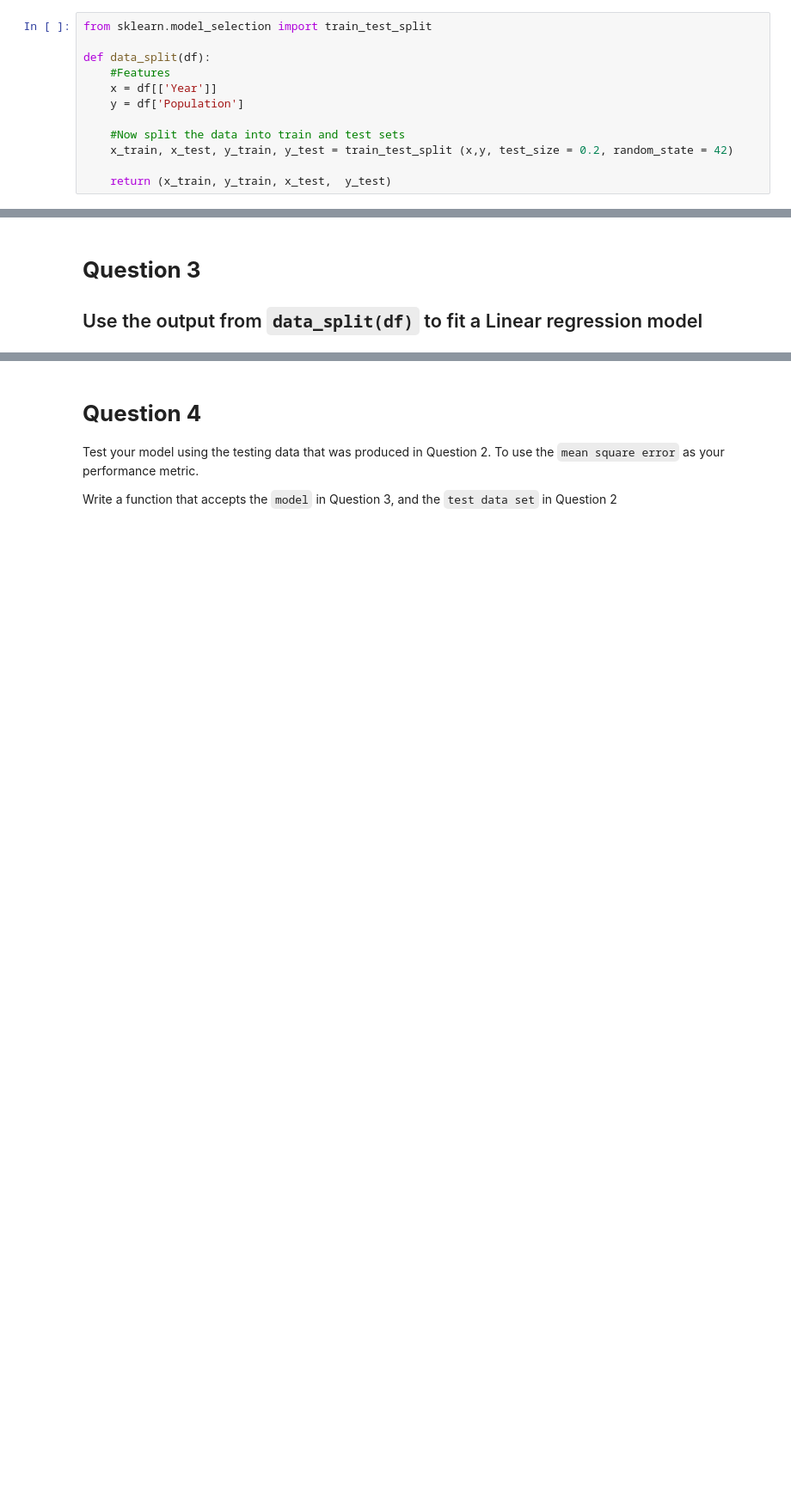
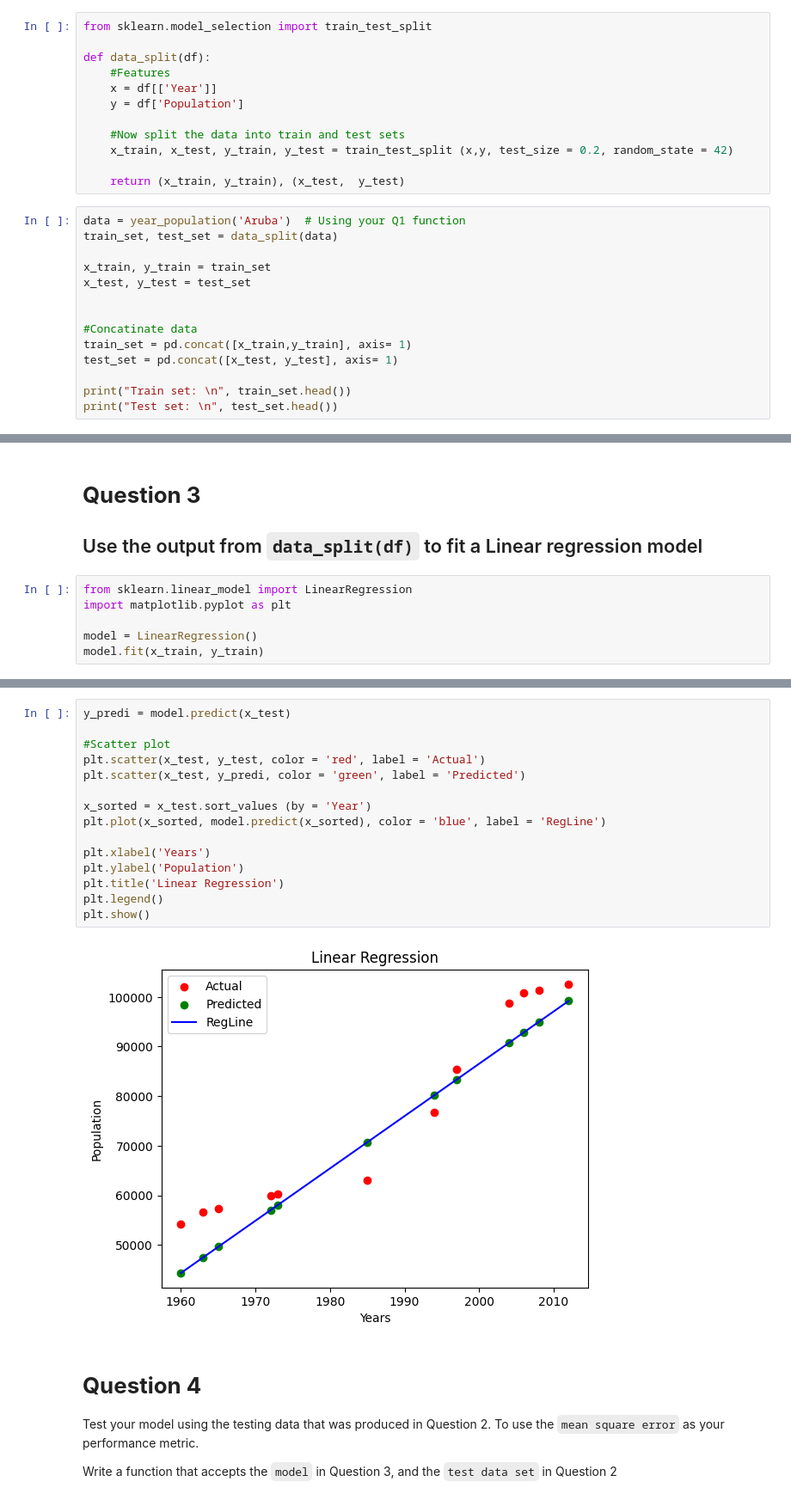
Before and after one commit to Sayso16/test-trail, a Jupyter notebook: CISM623_Practical_Lab_1.ipynb, the cells around one changed output, grey strips where cells are left out. Shown at 86% size. Saved outputs shown, nothing was run; the diff lists cells and outputs as text; blank space fills up the shorter version.

```diff
--- a/CISM623_Practical_Lab_1.ipynb
+++ b/CISM623_Practical_Lab_1.ipynb
@@ -89,4 +88,18 @@ def data_split(df):
     #Now split the data into train and test sets
     x_train, x_test, y_train, y_test = train_test_split (x,y, test_size = 0.2, random_state = 42)
 
-    return (x_train, y_train, x_test,  y_test)
+    return (x_train, y_train), (x_test,  y_test)
+# %%
+data = year_population('Aruba')  # Using your Q1 function
+train_set, test_set = data_split(data)
+
+x_train, y_train = train_set
+x_test, y_test = test_set
+
+
+#Concatinate data
+train_set = pd.concat([x_train,y_train], axis= 1)
+test_set = pd.concat([x_test, y_test], axis= 1)
+
+print("Train set: \n", train_set.head())
+print("Test set: \n", test_set.head())
@@ -93,3 +121,9 @@ def data_split(df):
 # %% [markdown]
 # **Question 3**
 ## Use the output from `data_split(df)` to fit a Linear regression model
+# %%
+from sklearn.linear_model import LinearRegression
+import matplotlib.pyplot as plt
+
+model = LinearRegression()
+model.fit(x_train, y_train)
@@ -96,3 +132,20 @@ def data_split(df):
+# %%
+y_predi = model.predict(x_test)
+
+#Scatter plot
+plt.scatter(x_test, y_test, color = 'red', label = 'Actual')
+plt.scatter(x_test, y_predi, color = 'green', label = 'Predicted')
+
+x_sorted = x_test.sort_values (by = 'Year')
+plt.plot(x_sorted, model.predict(x_sorted), color = 'blue', label = 'RegLine')
+
+plt.xlabel('Years')
+plt.ylabel('Population')
+plt.title('Linear Regression')
+plt.legend()
+plt.show()
+# %% [output]
+[figure, added]
 # %% [markdown]
 # **Question 4**
 Test your model using the testing data that was produced in Question 2. To use the `mean square error` as your performance metric.
```
Also changed, not shown: parts of 6 cells of this notebook, 1 other file.
